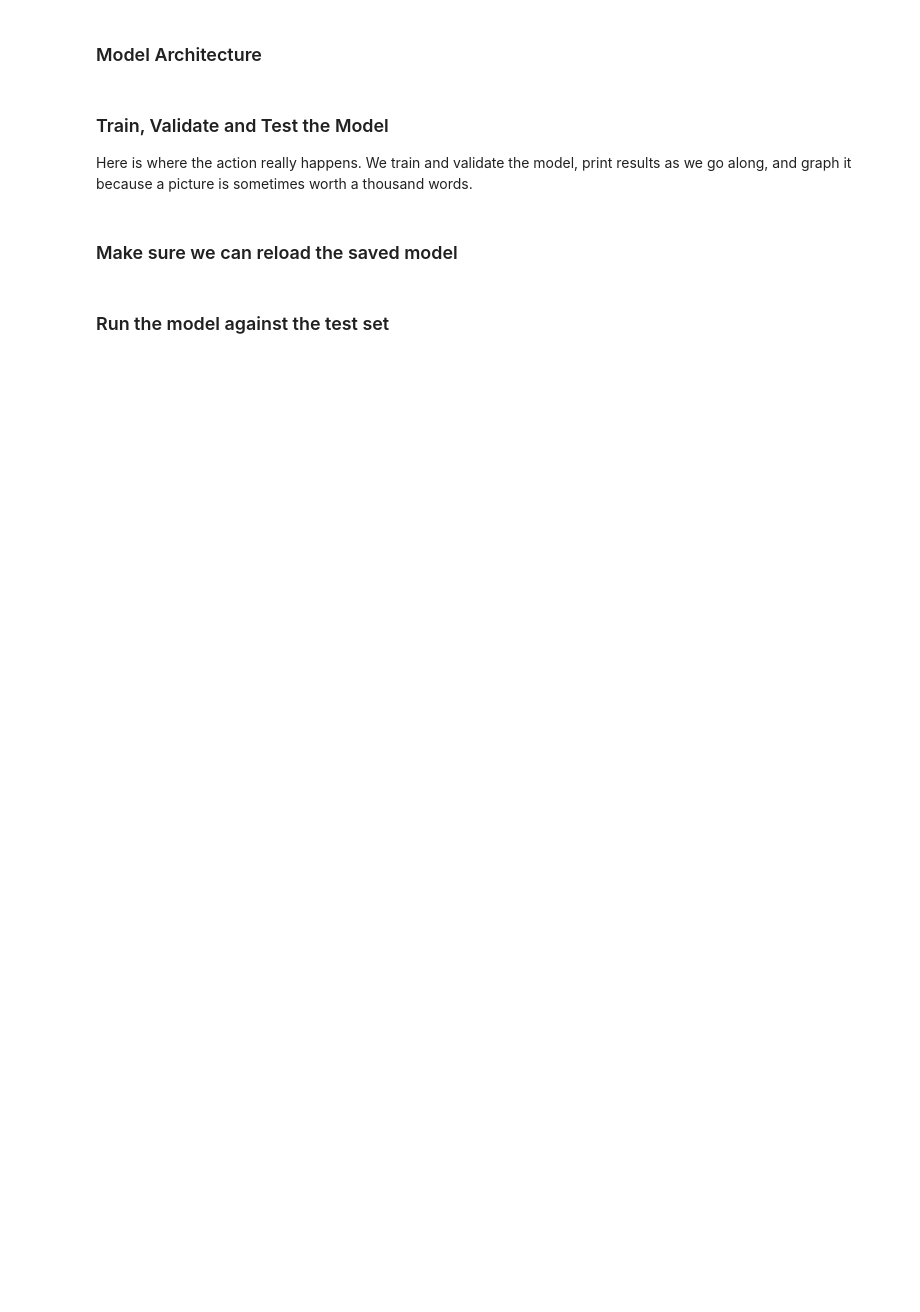
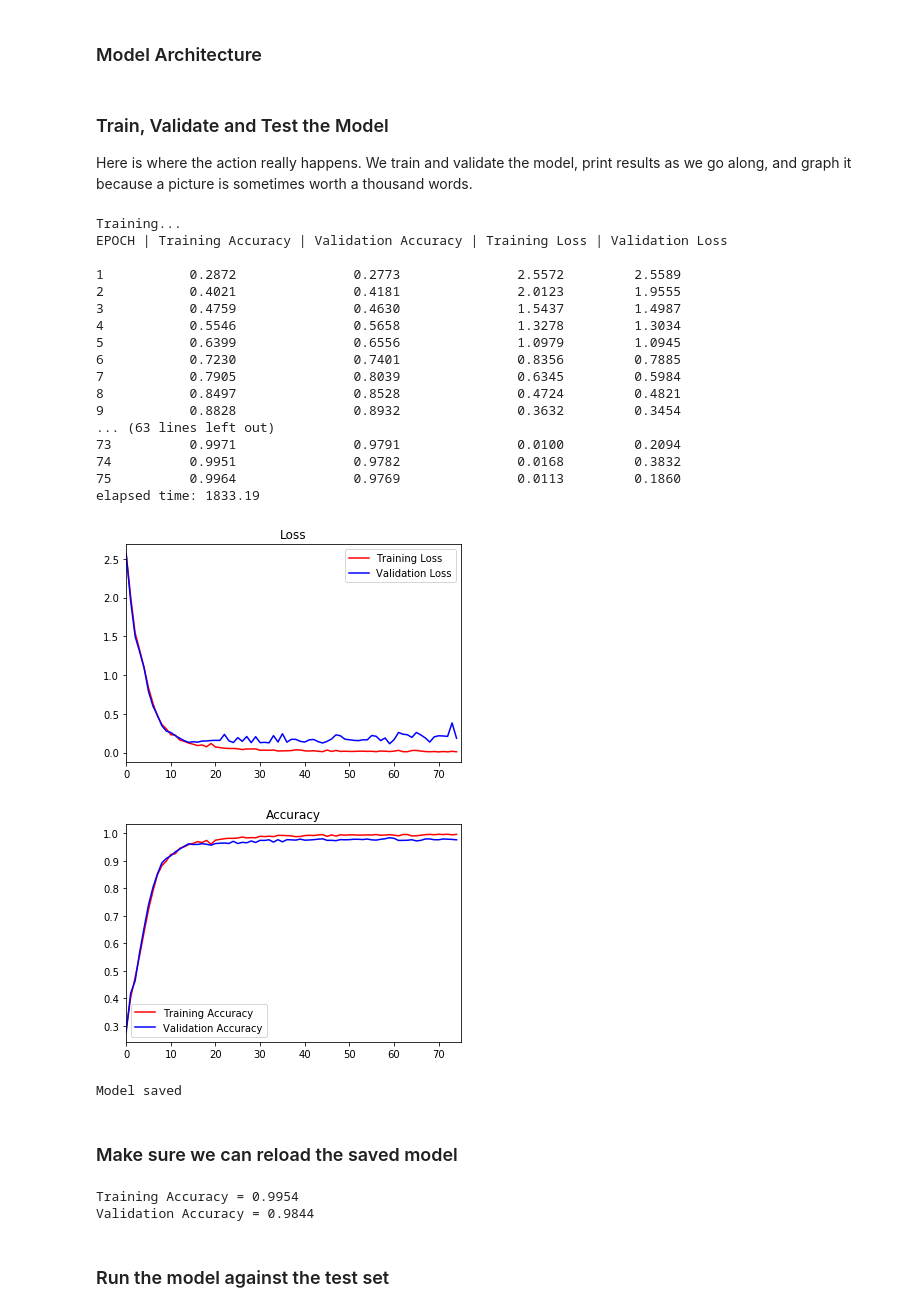
Before and after one commit to tpak/CarND-Traffic-Sign-Classifier-Project, a Jupyter notebook: Traffic_Sign_Classifier-Copy3.ipynb, the cells around one changed output. Drawn from its saved outputs; the diff is of its cells as text; code cells hidden in the pictures; blank space fills up the shorter version.

```diff
--- a/Traffic_Sign_Classifier-Copy3.ipynb
+++ b/Traffic_Sign_Classifier-Copy3.ipynb
@@ -508,7 +514,7 @@ Here is where the action really happens. We train and validate the model, print
 import time
 from datetime import timedelta
 
-EPOCHS = 50
+EPOCHS = 75
 BATCH_SIZE = 256
 learn_rate = 0.0005
 
@@ -544,7 +550,7 @@ def evaluate(X_data, y_data):
 
     return total_loss/num_examples, total_accuracy/num_examples
 
-#train the model
+# and finally we actually train the model
 with tf.Session() as sess:
     start_time = time.time()
 
@@ -580,45 +586,68 @@ with tf.Session() as sess:
         if (validation_accuracy > max_accuracy):
             saver.save(sess, './lenetMax')
             max_accuracy = validation_accuracy
 
-
         print("{:<4d}        {:^.4f}               {:^.4f}               {:^.4f}         {:^.4f}".format(i+1, \
             training_accuracy, validation_accuracy, training_loss, validation_loss))
 
     end_time = time.time()
     time_diff = end_time-start_time
     print("elapsed time: {:^.2f}".format(time_diff))
 
     loss_plot = plt.subplot()
     loss_plot.set_title('Loss')
     loss_plot.plot(train_loss_history, 'r', label='Training Loss')
     loss_plot.plot(valid_loss_history, 'b', label='Validation Loss')
     loss_plot.set_xlim([0, EPOCHS])
     loss_plot.legend(loc=0)
     plt.show()
 
     accuracy_plot = plt.subplot()
     accuracy_plot.set_title('Accuracy')
     accuracy_plot.plot(train_accuracy_history, 'r', label='Training Accuracy')
     accuracy_plot.plot(valid_accuracy_histroy, 'b', label='Validation Accuracy')
     accuracy_plot.set_xlim([0, EPOCHS])
     accuracy_plot.legend(loc=0)
     plt.show()
 
 
     saver.save(sess, './lenet')
     print("Model saved")
+# %% [output]
+Training...
+EPOCH | Training Accuracy | Validation Accuracy | Training Loss | Validation Loss
+
+1           0.2872               0.2773               2.5572         2.5589
+2           0.4021               0.4181               2.0123         1.9555
+3           0.4759               0.4630               1.5437         1.4987
+4           0.5546               0.5658               1.3278         1.3034
+5           0.6399               0.6556               1.0979         1.0945
+6           0.7230               0.7401               0.8356         0.7885
+7           0.7905               0.8039               0.6345         0.5984
+8           0.8497               0.8528               0.4724         0.4821
+9           0.8828               0.8932               0.3632         0.3454
+... (63 lines left out)
+73          0.9971               0.9791               0.0100         0.2094
+74          0.9951               0.9782               0.0168         0.3832
+75          0.9964               0.9769               0.0113         0.1860
+elapsed time: 1833.19
+[figure, added]
+[figure, added]
+Model saved
 # %% [markdown]
 ### Make sure we can reload the saved model
 # %%
 # reverify training accuracy
+# remember we saved both the session at the end and the best model we ever saw - use the best
 with tf.Session() as sess:
-#    saver.restore(sess, tf.train.latest_checkpoint('.'))
-    saver.restore(sess, tf.train.load_checkpoint('./lenetMax'))
+    saver.restore(sess, './lenetMax')
     training_loss, training_accuracy = evaluate(X_train_tr_n, y_train_tr_n)
     print("Training Accuracy = {:.4f}".format(training_accuracy))
     validation_loss, validation_accuracy = evaluate(X_valid_n, y_valid)
     print("Validation Accuracy = {:.4f}".format(validation_accuracy))
+# %% [output]
+Training Accuracy = 0.9954
+Validation Accuracy = 0.9844
 # %% [markdown]
 ### Run the model against the test set
 # %%
```
Also changed, not shown: parts of 8 cells of this notebook, 1 other file.
